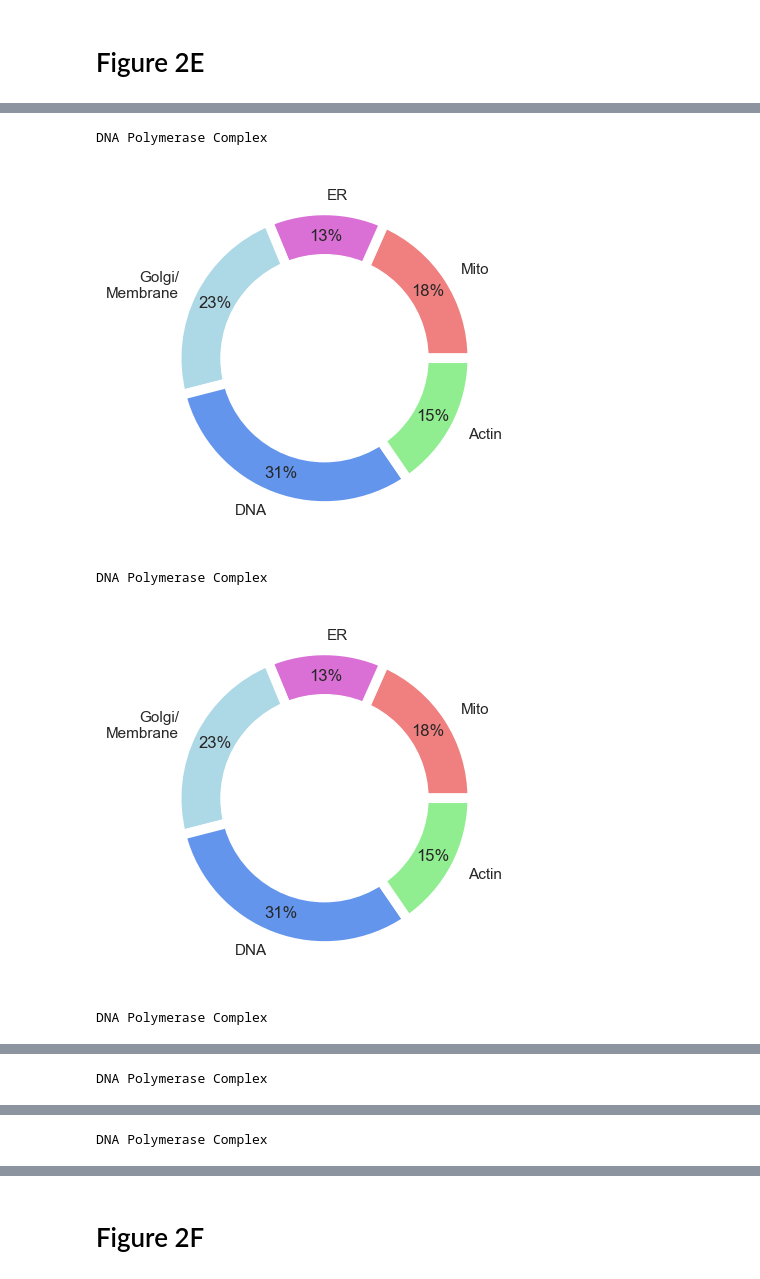
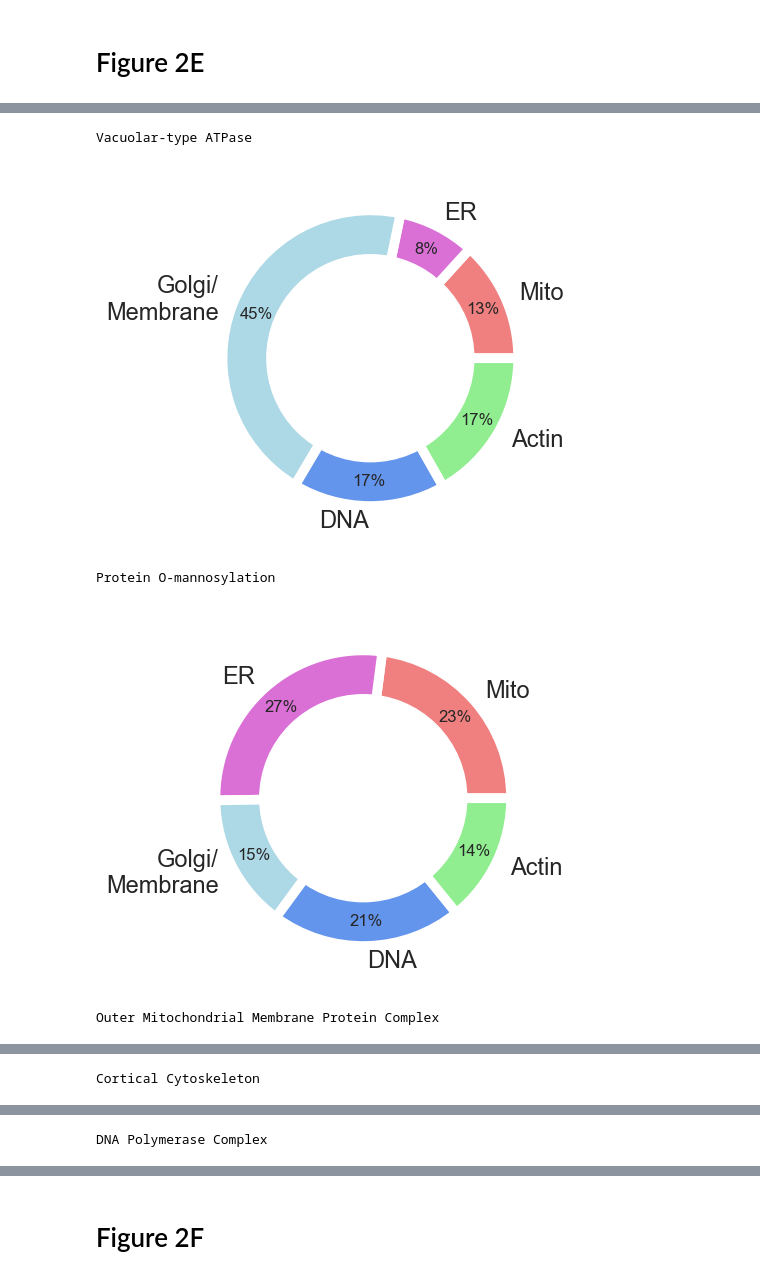
Before and after one commit to broadinstitute/2022_PERISCOPE, a Jupyter notebook: 2_A549_WGS_Summary/Figure_2.ipynb, the cells around one changed output, grey strips where cells are left out. Cells and saved outputs as stored; diff of their text form; code cells hidden in the pictures.

```diff
--- a/2_A549_WGS_Summary/Figure_2.ipynb
+++ b/2_A549_WGS_Summary/Figure_2.ipynb
@@ -512,32 +499,32 @@ data
 # %%
 # Plot fraction of features per compartments for Fig 2E
 for group in list(data.index):
-    print(gene)
-    # create data
+    print(group)
+    group_name = group.replace(' ','_')
     names = ['Mito','ER', 'Golgi/\nMembrane', 'DNA','Actin']
-    size = data.loc[gene].values
+    size = data.loc[group].values
 
     # Create a circle at the center of the plot
     my_circle = plt.Circle( (0,0), 0.7, color='white')
 
     # Custom wedges
     plt.pie(size,
             labels=names,
             wedgeprops = { 'linewidth' : 7, 'edgecolor' : 'white' },
             colors = ['lightcoral','orchid','lightblue','cornflowerblue','lightgreen'],
             autopct='%1.0f%%',
             pctdistance=0.83)
     p = plt.gcf()
     p.gca().add_artist(my_circle)
-    plt.savefig(os.path.join(output_folder,'figure_panels',f'Fig2E_A549_fraction_features_per_compartments_{group}.png'),
+    plt.savefig(os.path.join(output_folder,'figure_panels',f'Fig2E_A549_fraction_features_per_compartments_{group_name}.png'),
                 dpi=300,
                 facecolor='w',
                 edgecolor='w',
                 bbox_inches='tight')
     plt.show()
 # %% [output]
-DNA Polymerase Complex
+Vacuolar-type ATPase
-[figure, old version]
+[figure, new version]
-DNA Polymerase Complex
+Protein O-mannosylation
-[figure, old version]
+[figure, new version]
-DNA Polymerase Complex
+Outer Mitochondrial Membrane Protein Complex
@@ -545 +532 @@ DNA Polymerase Complex
-DNA Polymerase Complex
+Cortical Cytoskeleton
```
Also changed, not shown: parts of 4 cells of this notebook, 11 other files.
